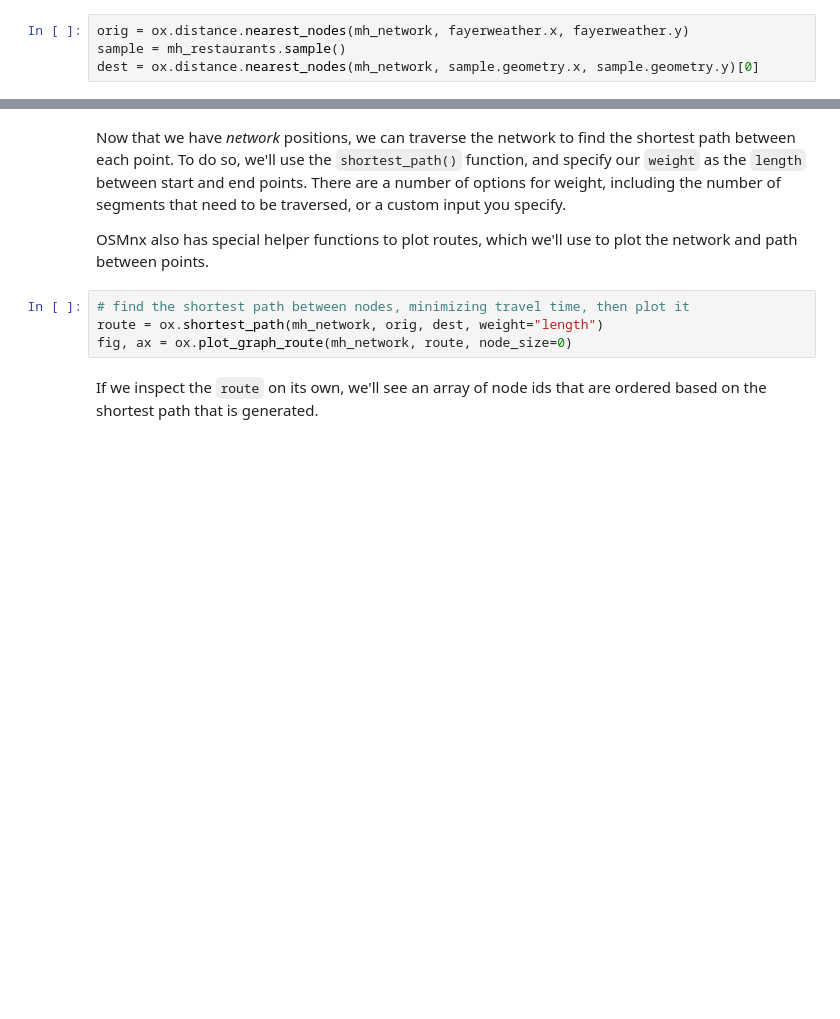
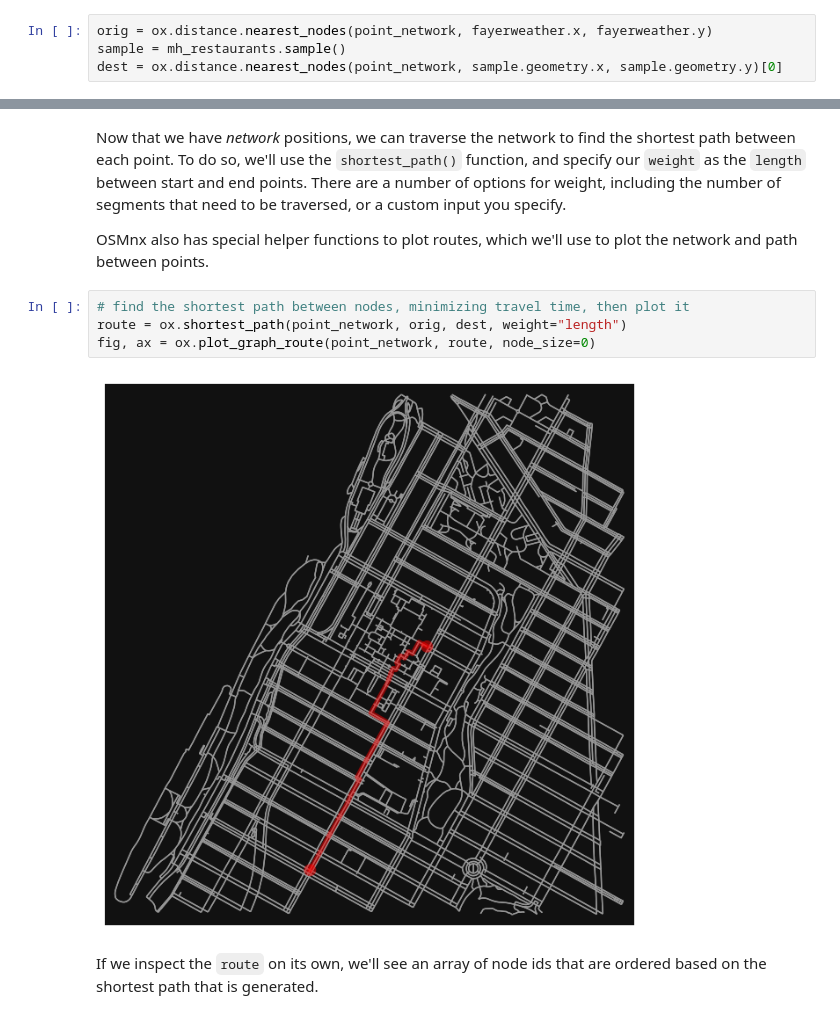
Before and after one commit to alinetheo95/cdp-mapping-systems, a Jupyter notebook: Tutorials/03_networks.ipynb, the cells around one changed output, grey strips where cells are left out. Cells and saved outputs as stored; diff of their text form; blank space fills up the shorter version.

```diff
--- a/Tutorials/03_networks.ipynb
+++ b/Tutorials/03_networks.ipynb
@@ -256,9 +362,9 @@ fayerweather = Point(-73.9603477, 40.8082408)
 # %% [markdown]
 First we need to associate our starting point and target points to our networks. We begin by finding the nearest network nodes between an input coordinate and the network, for both our origin and a randomly selected restaurant.
 # %%
-orig = ox.distance.nearest_nodes(mh_network, fayerweather.x, fayerweather.y)
+orig = ox.distance.nearest_nodes(point_network, fayerweather.x, fayerweather.y)
 sample = mh_restaurants.sample()
-dest = ox.distance.nearest_nodes(mh_network, sample.geometry.x, sample.geometry.y)[0]
+dest = ox.distance.nearest_nodes(point_network, sample.geometry.x, sample.geometry.y)[0]
 # %% [markdown]
 The above functions return the indices of the nearest network nodes:
 # %%
@@ -269,8 +377,10 @@ Now that we have _network_ positions, we can traverse the network to find the sh
 OSMnx also has special helper functions to plot routes, which we'll use to plot the network and path between points.
 # %%
 # find the shortest path between nodes, minimizing travel time, then plot it
-route = ox.shortest_path(mh_network, orig, dest, weight="length")
-fig, ax = ox.plot_graph_route(mh_network, route, node_size=0)
+route = ox.shortest_path(point_network, orig, dest, weight="length")
+fig, ax = ox.plot_graph_route(point_network, route, node_size=0)
+# %% [output]
+[figure, added]
 # %% [markdown]
 If we inspect the `route` on its own, we'll see an array of node ids that are ordered based on the shortest path that is generated.
 # %%
```
Also changed, not shown: parts of 45 cells of this notebook, 2 other files.
